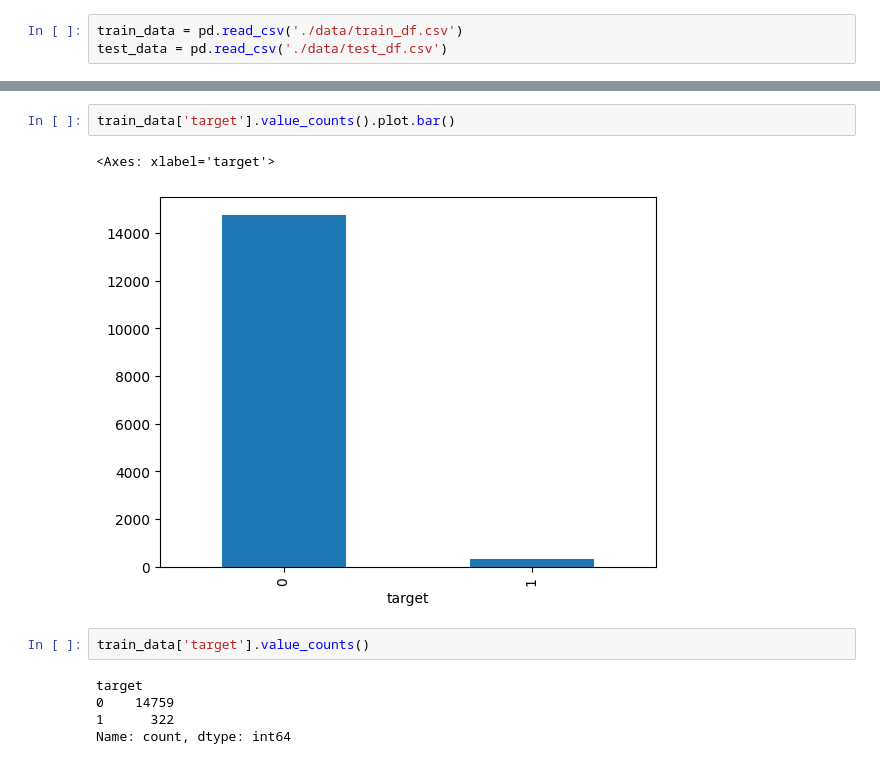
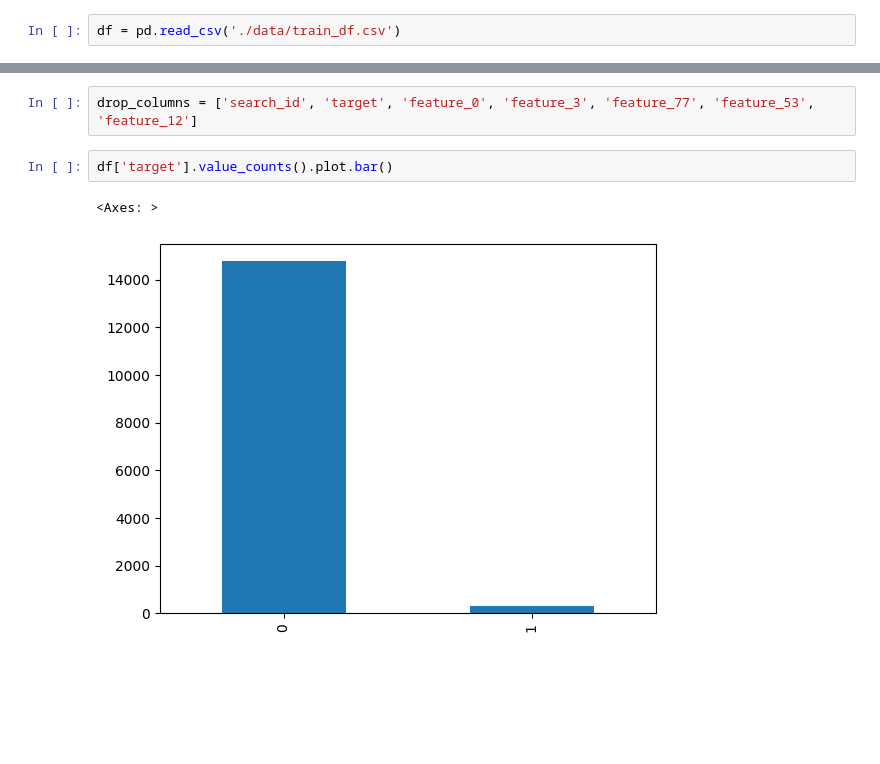
Before and after one commit to lockiultra/vk_ml_test_task, a Jupyter notebook: eda.ipynb, the cells around one changed output, grey strips where cells are left out. Saved outputs shown, nothing was run; the diff lists cells and outputs as text; blank space fills up the shorter version.

```diff
--- a/eda.ipynb
+++ b/eda.ipynb
@@ -7,4 +7,3 @@ import plotly.express as px
 # %%
-train_data = pd.read_csv('./data/train_df.csv')
-test_data = pd.read_csv('./data/test_df.csv')
+df = pd.read_csv('./data/train_df.csv')
 # %%
@@ -34,12 +36,7 @@ for feature in train_data.isna().sum():
+# %%
+drop_columns = ['search_id', 'target', 'feature_0', 'feature_3', 'feature_77', 'feature_53', 'feature_12']
 # %%
-train_data['target'].value_counts().plot.bar()
+df['target'].value_counts().plot.bar()
 # %% [output]
-<Axes: xlabel='target'>
+<Axes: >
-[figure, old version]
+[figure, new version]
-# %%
-train_data['target'].value_counts()
-# %% [output]
-target
-0    14759
-1      322
-Name: count, dtype: int64
```
Also changed, not shown: parts of 19 cells of this notebook.
